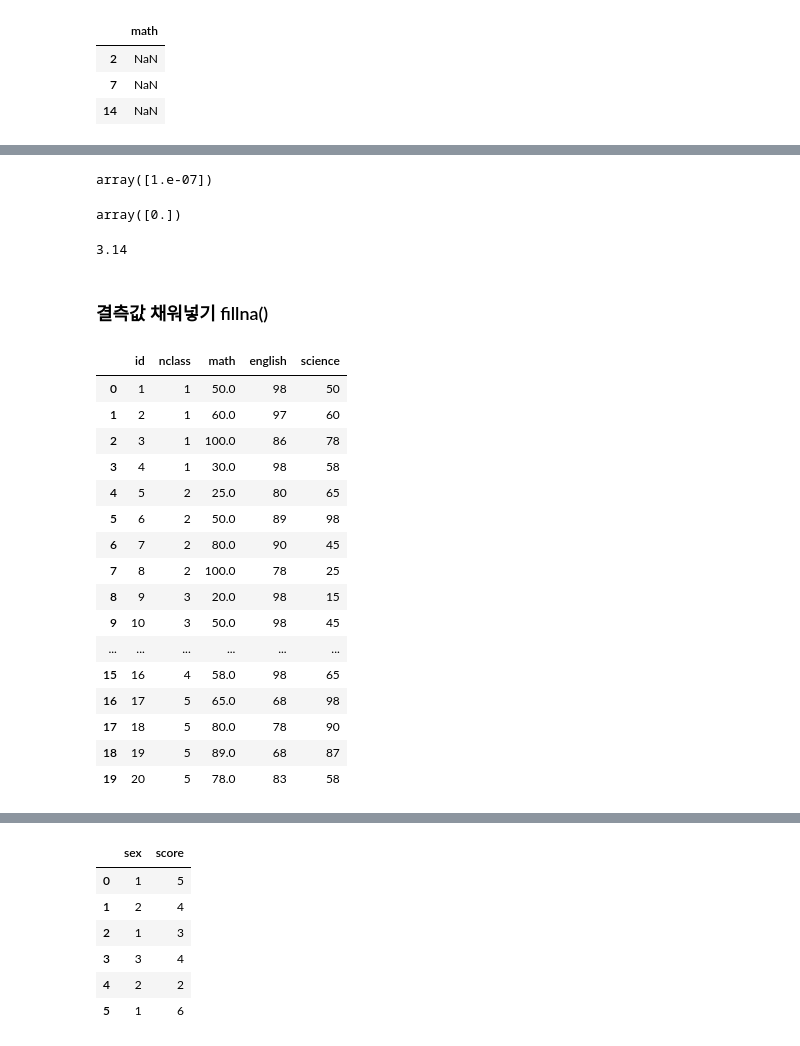
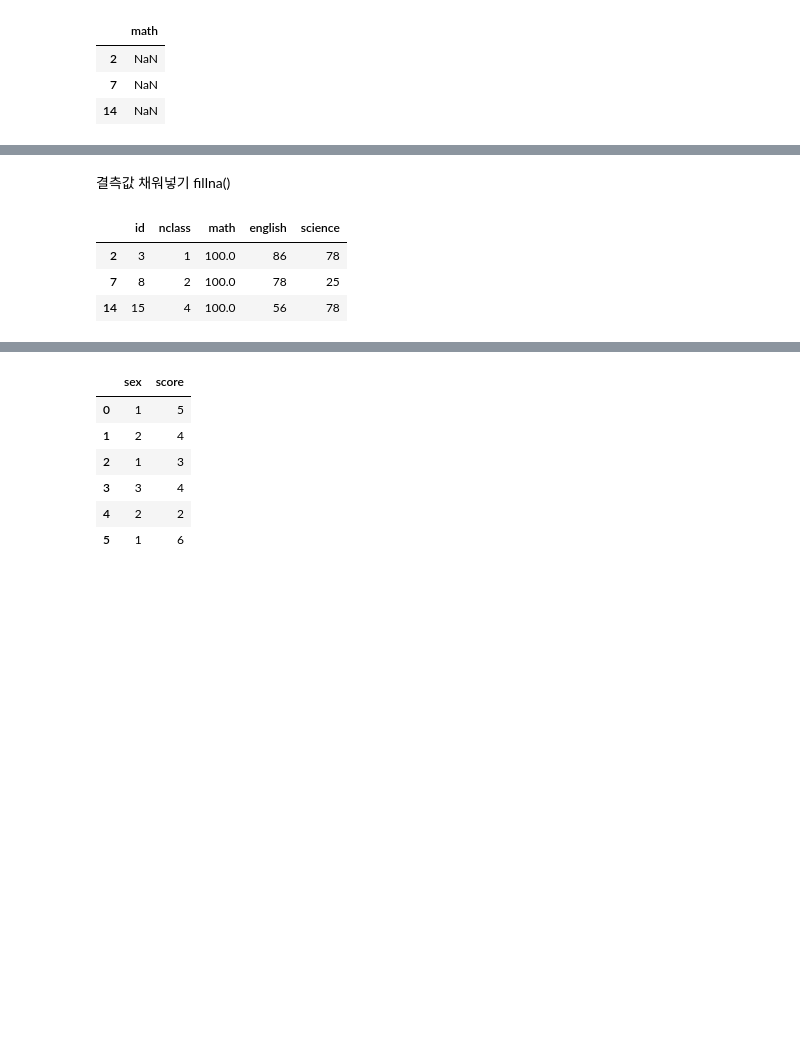
Before and after one commit to kihyuk-1/2025-1-myclass-BDA, a Jupyter notebook: inclass/09w_B_wed_0430_easy_ch07.ipynb, the cells around one changed output, grey strips where cells are left out. Cells and saved outputs as stored; diff of their text form; code cells hidden in the pictures; blank space fills up the shorter version.

```diff
--- a/inclass/09w_B_wed_0430_easy_ch07.ipynb
+++ b/inclass/09w_B_wed_0430_easy_ch07.ipynb
@@ -600,6 +276,6 @@ Receiving objects: 100% (24/24), 4.00 MiB | 5.49 MiB/s, done.
 # %%
-exam = pd.read_csv('data/exam.csv')      # 데이터 불러오기
-exam.loc[[2, 7, 14], ['math']] = np.nan  # 2, 7, 14행의 math에 NaN 할당
+exam = pd.read_csv('./data/exam.csv')
+exam.loc[[2, 7, 14], ['math']] = np.nan
 exam
 # %% [output]
 |  | id | nclass | math | english | science |
@@ -651,38 +312,11 @@ array([3.1])
-# %%
-np.set_printoptions(precision=1, suppress = False)
-np.array([0.0000001])
-# %% [output]
-array([1.e-07])
-# %%
-np.set_printoptions(precision=1, suppress = True)
-np.array([0.0000001])
-# %% [output]
-array([0.])
-# %%
-round(np.pi, 2)
-# %% [output]
-3.14
 # %% [markdown]
-### 결측값 채워넣기 fillna()
+결측값 채워넣기 fillna()
 # %%
-exam['math'] = exam['math'].fillna(100)  # math가 NaN이면 55로 대체
-exam                                    # 출력
+exam['math'] = exam['math'].fillna(100)
+exam.loc[[2, 7, 14]]
 # %% [output]
 |  | id | nclass | math | english | science |
-| 0 | 1 | 1 | 50.0 | 98 | 50 |
-| 1 | 2 | 1 | 60.0 | 97 | 60 |
 | 2 | 3 | 1 | 100.0 | 86 | 78 |
-| 3 | 4 | 1 | 30.0 | 98 | 58 |
-| 4 | 5 | 2 | 25.0 | 80 | 65 |
-| 5 | 6 | 2 | 50.0 | 89 | 98 |
-| 6 | 7 | 2 | 80.0 | 90 | 45 |
 | 7 | 8 | 2 | 100.0 | 78 | 25 |
-| 8 | 9 | 3 | 20.0 | 98 | 15 |
-| 9 | 10 | 3 | 50.0 | 98 | 45 |
-| ... | ... | ... | ... | ... | ... |
-| 15 | 16 | 4 | 58.0 | 98 | 65 |
-| 16 | 17 | 5 | 65.0 | 68 | 98 |
-| 17 | 18 | 5 | 80.0 | 78 | 90 |
-| 18 | 19 | 5 | 89.0 | 68 | 87 |
-| 19 | 20 | 5 | 78.0 | 83 | 58 |
+| 14 | 15 | 4 | 100.0 | 56 | 78 |
 # %%
```
Also changed, not shown: parts of 217 cells of this notebook.
